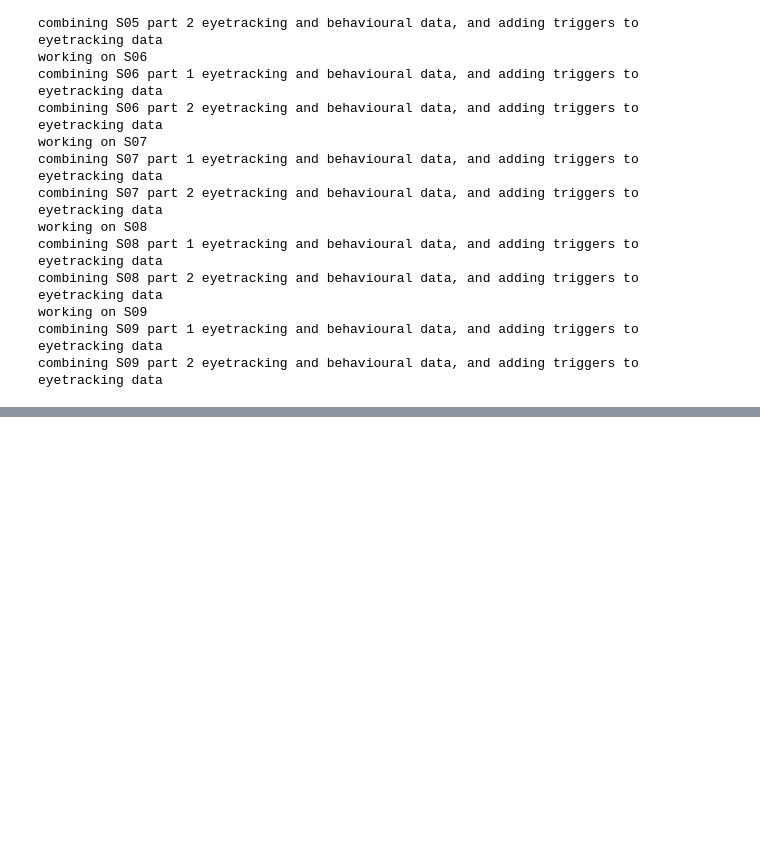
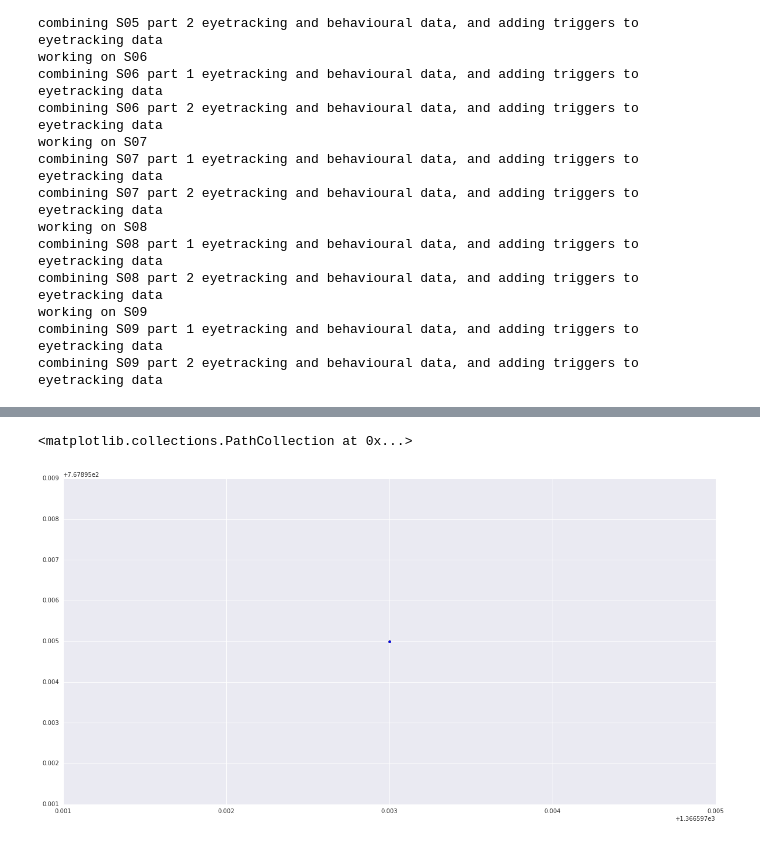
Before and after one commit to Nian-Jingqing/AttentionSaccade, a Jupyter notebook: AttentionSaccade_EyetrackerAnalysis.ipynb, the cells around one changed output, grey strips where cells are left out. Cells and saved outputs as stored; diff of their text form; code cells hidden in the pictures; blank space fills up the shorter version.

```diff
--- a/AttentionSaccade_EyetrackerAnalysis.ipynb
+++ b/AttentionSaccade_EyetrackerAnalysis.ipynb
@@ -323,0 +369,6 @@ sns.distplot(valtrials, bins = 30)
+# %%
+sns.plt
+#plt.scatter(int(trial['behaviour']['firstsaccade'][5]),int(trial['behaviour']['firstsaccade'][6]))
+# %% [output]
+<matplotlib.collections.PathCollection at 0x...>
+[figure, added]
```
Also changed, not shown: parts of 9 cells of this notebook.
